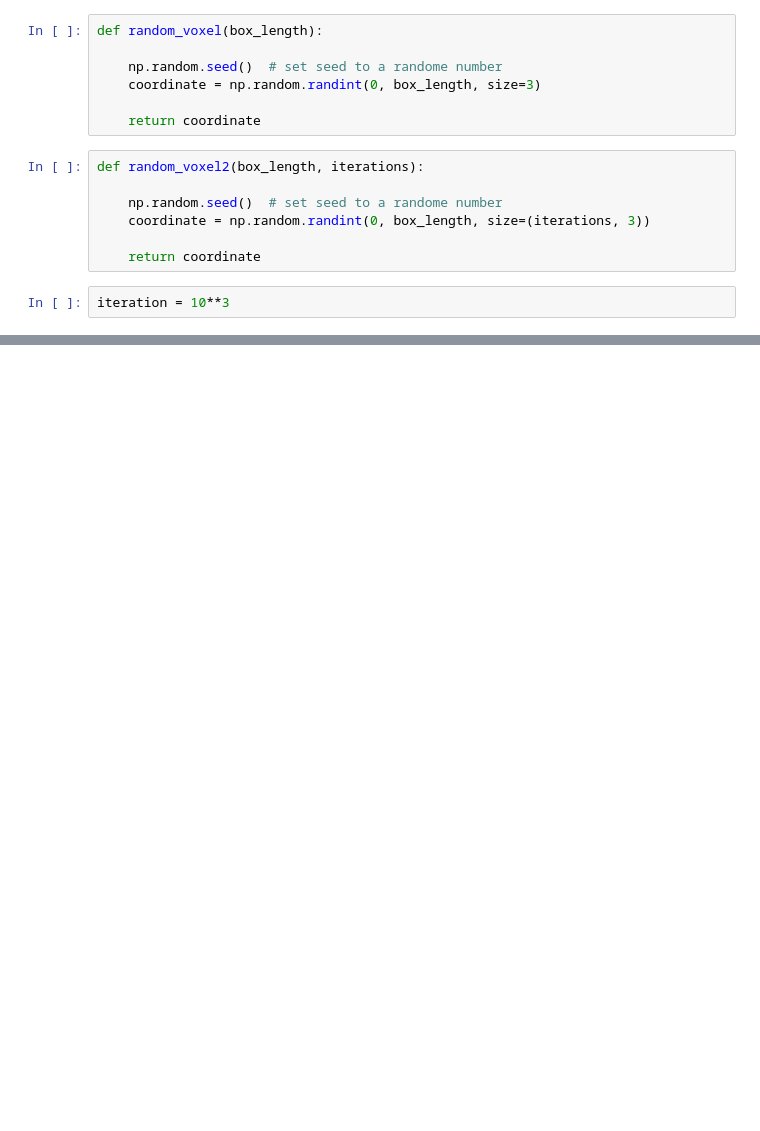
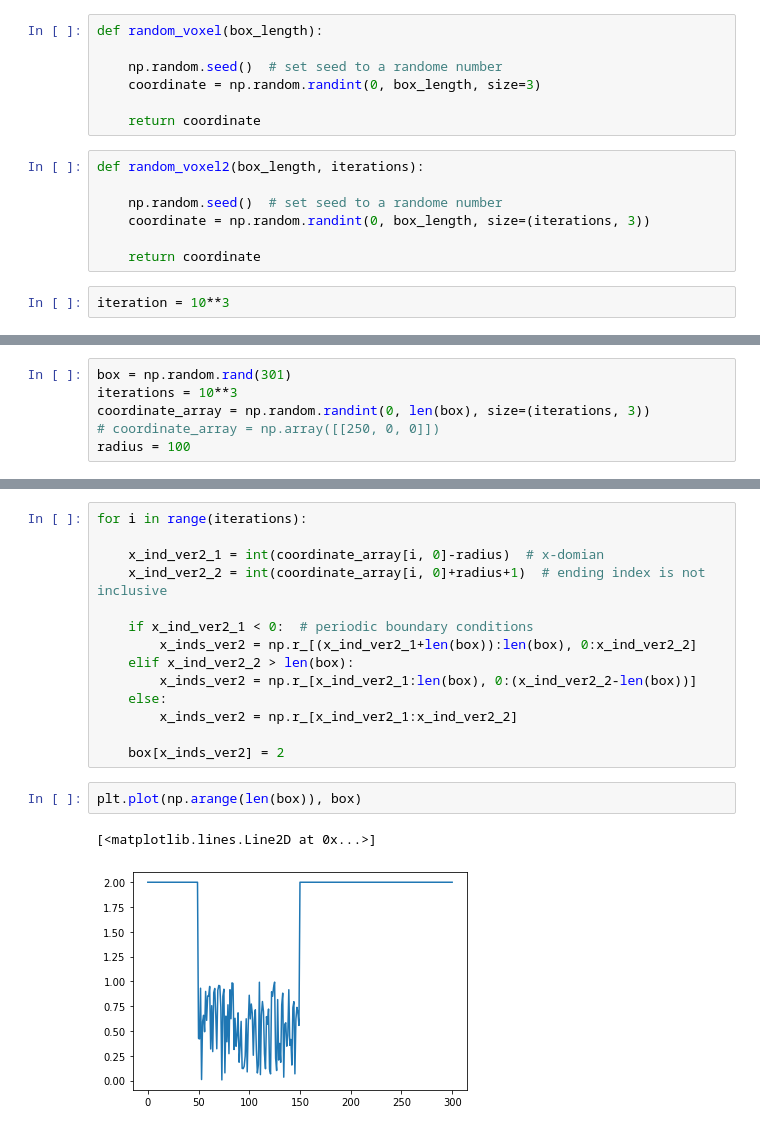
Before and after one commit to tommychinwj/HI_characterization, a Jupyter notebook: Experiment_code.ipynb, the cells around one changed output, grey strips where cells are left out. Cells and saved outputs as stored; diff of their text form; blank space fills up the shorter version.

```diff
--- a/Experiment_code.ipynb
+++ b/Experiment_code.ipynb
@@ -1758,0 +1773,6 @@ random_coord2 = random_voxel2(301, iteration)
+# %%
+box = np.random.rand(301)
+iterations = 10**3
+coordinate_array = np.random.randint(0, len(box), size=(iterations, 3))
+# coordinate_array = np.array([[250, 0, 0]])
+radius = 100
@@ -1758,0 +1798,19 @@ random_coord2 = random_voxel2(301, iteration)
+# %%
+for i in range(iterations):
+
+    x_ind_ver2_1 = int(coordinate_array[i, 0]-radius)  # x-domian
+    x_ind_ver2_2 = int(coordinate_array[i, 0]+radius+1)  # ending index is not inclusive
+
+    if x_ind_ver2_1 < 0:  # periodic boundary conditions
+        x_inds_ver2 = np.r_[(x_ind_ver2_1+len(box)):len(box), 0:x_ind_ver2_2]
+    elif x_ind_ver2_2 > len(box):
+        x_inds_ver2 = np.r_[x_ind_ver2_1:len(box), 0:(x_ind_ver2_2-len(box))]
+    else:
+        x_inds_ver2 = np.r_[x_ind_ver2_1:x_ind_ver2_2]
+
+    box[x_inds_ver2] = 2
+# %%
+plt.plot(np.arange(len(box)), box)
+# %% [output]
+[<matplotlib.lines.Line2D at 0x...>]
+[figure, added]
```
Also changed, not shown: parts of 22 cells of this notebook, 1 other file.
